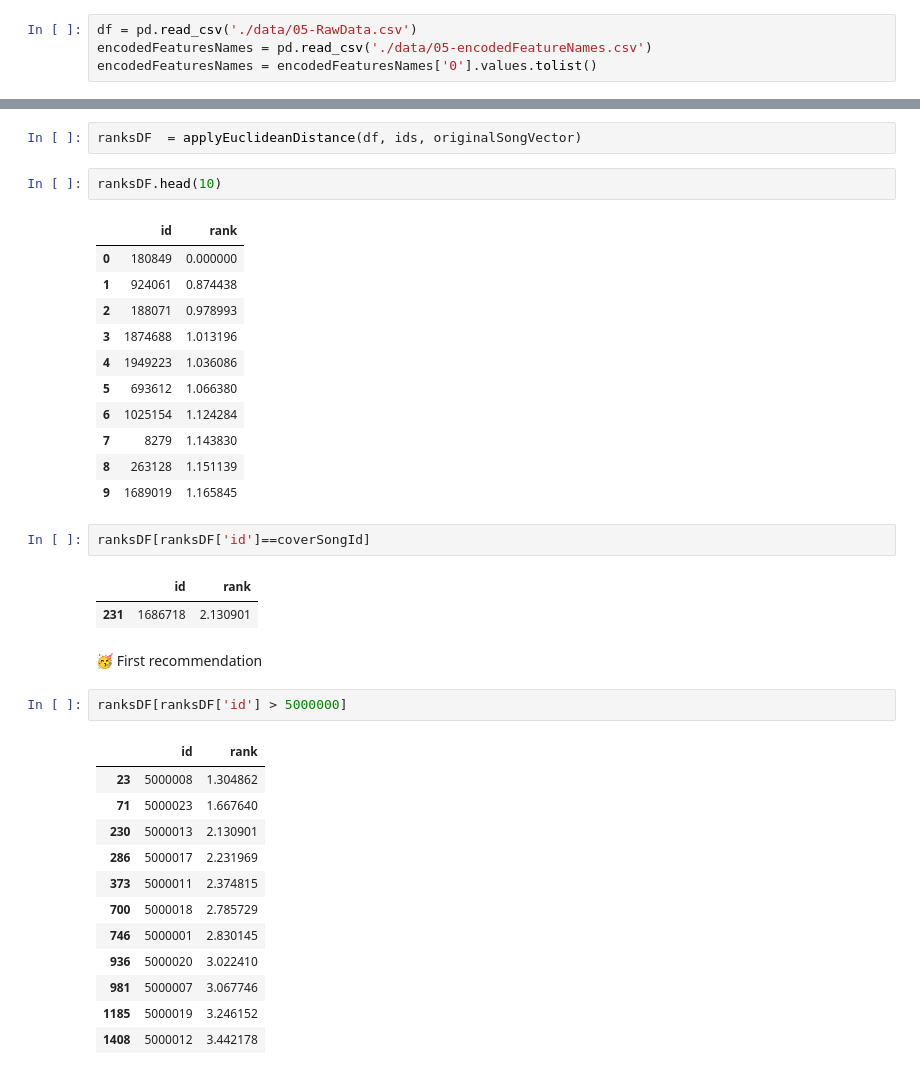
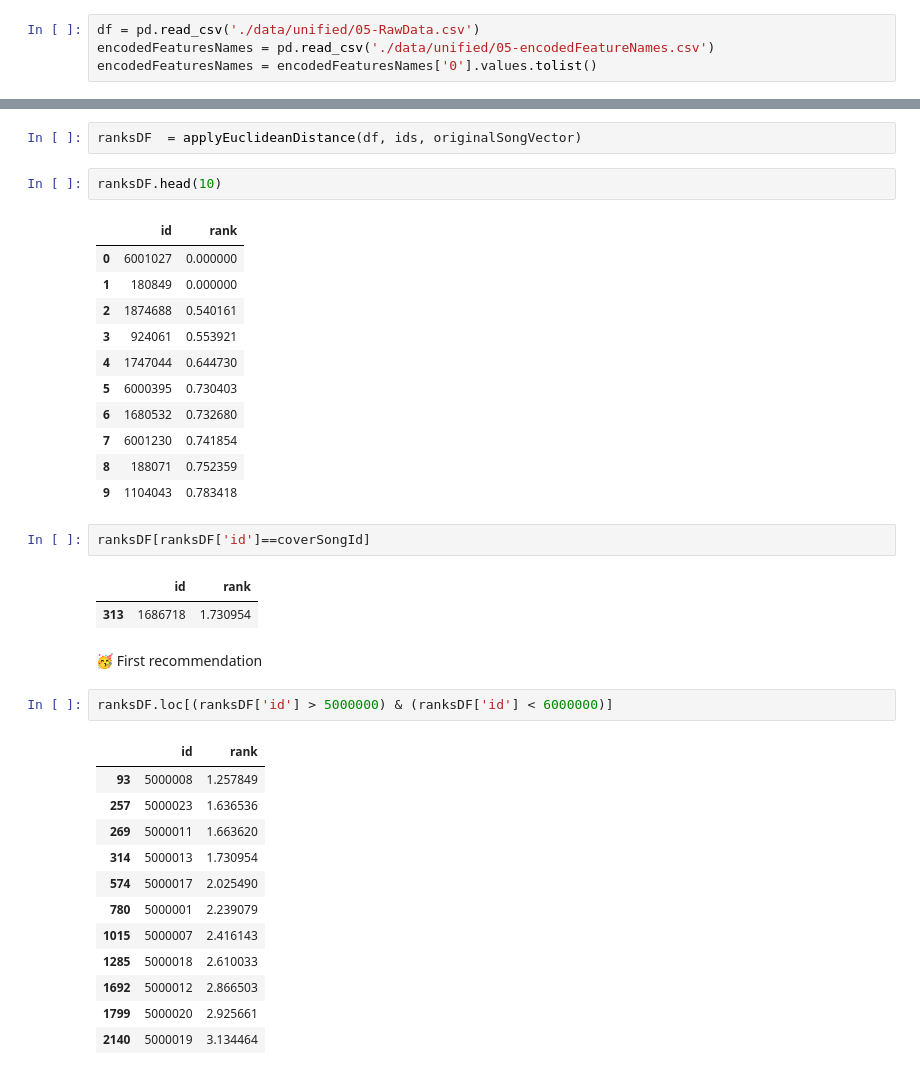
Before and after one commit to skarensmoll/thesisMusikRecommender, a Jupyter notebook: Experiments/06-01-Modeling.ipynb, the cells around one changed output, grey strips where cells are left out. Cells and saved outputs as stored; diff of their text form.

```diff
--- a/Experiments/06-01-Modeling.ipynb
+++ b/Experiments/06-01-Modeling.ipynb
@@ -11,8 +11,8 @@ import numpy as np
 from sklearn.preprocessing import StandardScaler
 from ipynb.fs.full.Pipeline import removeConstantFeatures, applyBoxCoxAllFeatures, centerAndScale, applyEuclideanDistance, getIndexAndVector, applyBoxCoxFeatures
 # %%
-df = pd.read_csv('./data/05-RawData.csv')
-encodedFeaturesNames = pd.read_csv('./data/05-encodedFeatureNames.csv')
+df = pd.read_csv('./data/unified/05-RawData.csv')
+encodedFeaturesNames = pd.read_csv('./data/unified/05-encodedFeatureNames.csv')
 encodedFeaturesNames = encodedFeaturesNames['0'].values.tolist()
 # %%
 # Separating encodedFeatures from continous features
@@ -64,35 +92,35 @@ ranksDF  = applyEuclideanDistance(df, ids, originalSongVector)
 ranksDF.head(10)
 # %% [output]
 |  | id | rank |
-| 0 | 180849 | 0.000000 |
-| 1 | 924061 | 0.874438 |
-| 2 | 188071 | 0.978993 |
-| 3 | 1874688 | 1.013196 |
-| 4 | 1949223 | 1.036086 |
-| 5 | 693612 | 1.066380 |
-| 6 | 1025154 | 1.124284 |
-| 7 | 8279 | 1.143830 |
-| 8 | 263128 | 1.151139 |
-| 9 | 1689019 | 1.165845 |
+| 0 | 6001027 | 0.000000 |
+| 1 | 180849 | 0.000000 |
+| 2 | 1874688 | 0.540161 |
+| 3 | 924061 | 0.553921 |
+| 4 | 1747044 | 0.644730 |
+| 5 | 6000395 | 0.730403 |
+| 6 | 1680532 | 0.732680 |
+| 7 | 6001230 | 0.741854 |
+| 8 | 188071 | 0.752359 |
+| 9 | 1104043 | 0.783418 |
 # %%
 ranksDF[ranksDF['id']==coverSongId]
 # %% [output]
 |  | id | rank |
-| 231 | 1686718 | 2.130901 |
+| 313 | 1686718 | 1.730954 |
 # %% [markdown]
 🥳 First recommendation
 # %%
-ranksDF[ranksDF['id'] > 5000000]
+ranksDF.loc[(ranksDF['id'] > 5000000) & (ranksDF['id'] < 6000000)]
 # %% [output]
 |  | id | rank |
-| 23 | 5000008 | 1.304862 |
-| 71 | 5000023 | 1.667640 |
-| 230 | 5000013 | 2.130901 |
-| 286 | 5000017 | 2.231969 |
-| 373 | 5000011 | 2.374815 |
-| 700 | 5000018 | 2.785729 |
-| 746 | 5000001 | 2.830145 |
-| 936 | 5000020 | 3.022410 |
-| 981 | 5000007 | 3.067746 |
-| 1185 | 5000019 | 3.246152 |
-| 1408 | 5000012 | 3.442178 |
+| 93 | 5000008 | 1.257849 |
+| 257 | 5000023 | 1.636536 |
+| 269 | 5000011 | 1.663620 |
+| 314 | 5000013 | 1.730954 |
+| 574 | 5000017 | 2.025490 |
+| 780 | 5000001 | 2.239079 |
+| 1015 | 5000007 | 2.416143 |
+| 1285 | 5000018 | 2.610033 |
+| 1692 | 5000012 | 2.866503 |
+| 1799 | 5000020 | 2.925661 |
+| 2140 | 5000019 | 3.134464 |
```
Also changed, not shown: parts of 5 cells of this notebook, 15 other files.
